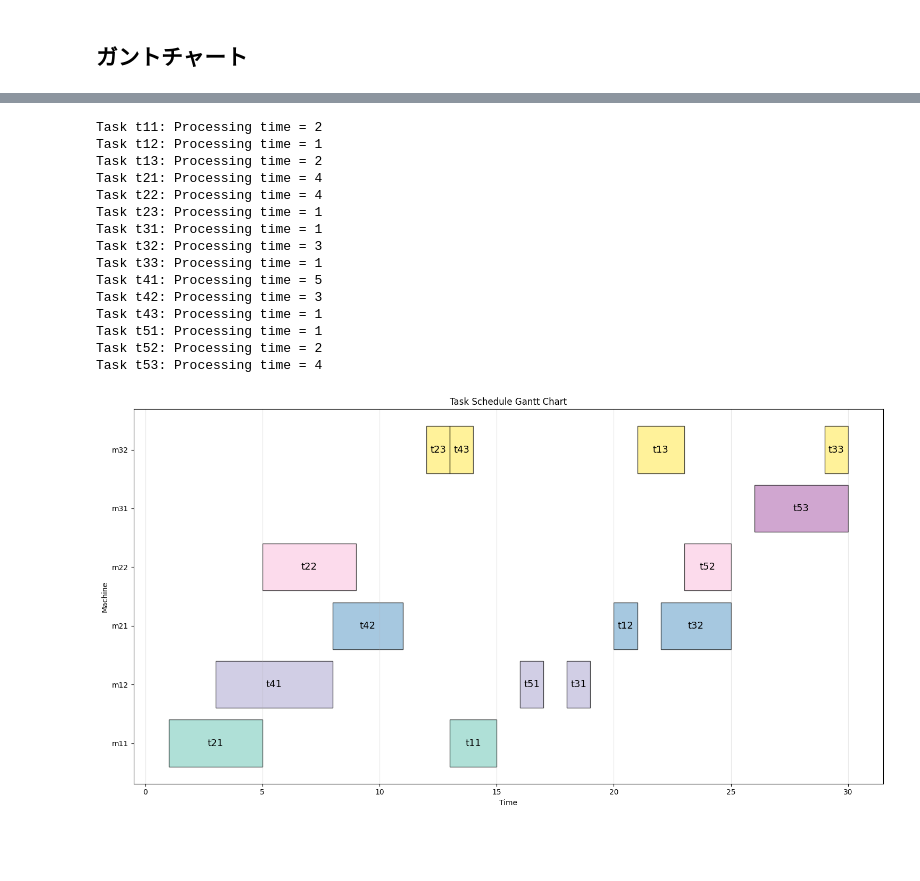
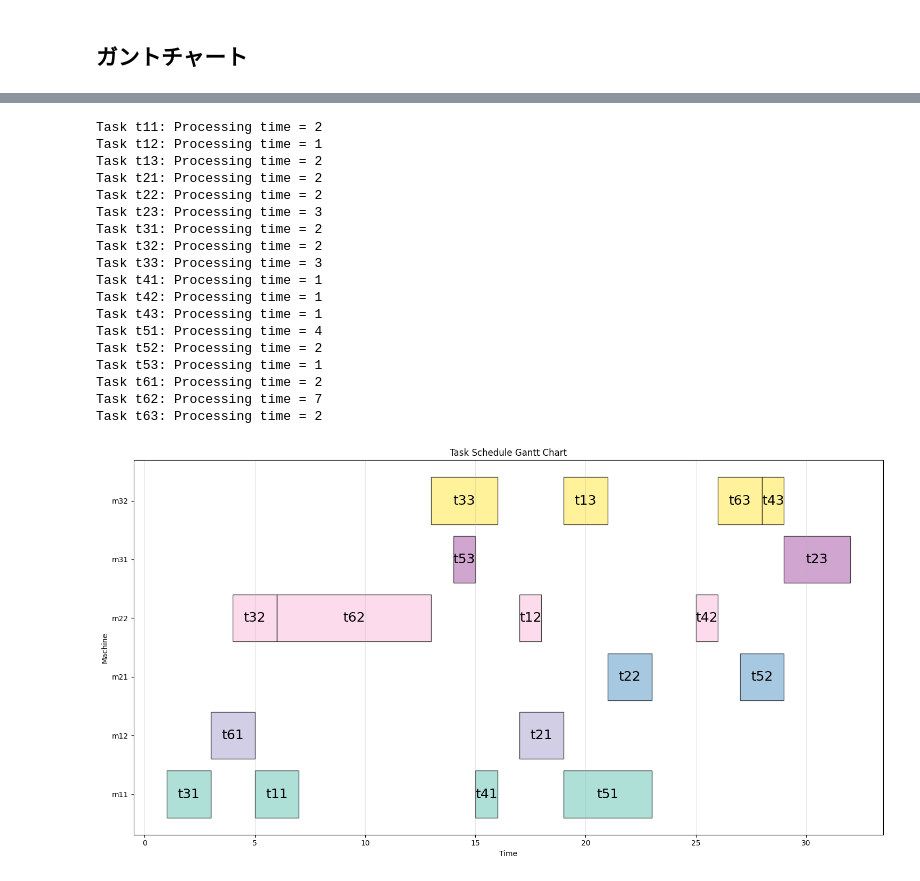
Before and after one commit to e215752/bachelor_project, a Jupyter notebook: FlowShop_ver2/FlowShop_ver2.ipynb, the cells around one changed output, grey strips where cells are left out. Drawn from its saved outputs; the diff is of its cells as text; code cells hidden in the pictures; blank space fills up the shorter version.

```diff
--- a/FlowShop_ver2/FlowShop_ver2.ipynb
+++ b/FlowShop_ver2/FlowShop_ver2.ipynb
@@ -690,12 +778,10 @@ for idx, j in enumerate(job):
 
         t1 = transition_num[j[i]]
         t2 = transition_num[j[i + 1]]
-        for k1 in range(lb, ub):
+        for k1 in range(0, limit_time):
             fd = k1 + processing_time
-            # for k2 in range(range_trantision_ptime[j[i + 1]][0], range_trantision_ptime[j[i + 1]][1]):
-            #     if k1 <= k2 and k2 < fd:
-            for k2 in range(fd):
-                    H_precedence += Constraint((x[k1,t1])*(x[k2,t2]), label="precedence{}{}{}{}".format(k1,t1,k2,t2))
+            for k2 in range(min(fd,limit_time)):
+                H_precedence += Constraint((x[k1,t1])*(x[k2,t2]), label="precedence{}{}{}{}".format(k1,t1,k2,t2))
 # %% [markdown]
 ## H_resourceCost
 # %%
@@ -1193,3 +1225,7 @@ Feasible!!
 # plt.show()
 # %% [markdown]
 ## ガントチャート
+# %%
+import pandas as pd
+result1 = pd.read_csv("./search/job7/exam/optimization_results_job7_cost_5.csv")
+result2 = pd.read_csv("./search/job7/exam/decoded_results_job7_cost_5.csv")
@@ -1195,0 +1265,2 @@ Feasible!!
+# %%
+sort_ans = result2["sort_ans"][23]
@@ -1195,0 +1271,4 @@ Feasible!!
+# %%
+import ast
+sort_ans = ast.literal_eval(sort_ans)
+sort_ans
@@ -1198,7 +1426,7 @@ import matplotlib.pyplot as plt
 import numpy as np
 from collections import defaultdict
 
-def create_gantt_chart(transition_num, sorted_task_schedule, sort_ans, job_tasks, machine_processing_time):
+def create_gantt_chart(transition_num, sorted_task_schedule, sort_ans, job_tasks, machine_processing_time, job):
     # マシンのユニークリストを取得
     machines = sorted(list(set(sorted_task_schedule.values())))
     machine_to_idx = {machine: idx for idx, machine in enumerate(machines)}
@@ -1227,6 +1455,10 @@ def create_gantt_chart(transition_num, sorted_task_schedule, sort_ans, job_tasks
     # プロットの設定
     fig, ax = plt.subplots(figsize=(15, 8))
 
+    # ジョブごとに異なる色を設定
+    colors = plt.cm.Set3(np.linspace(0, 1, len(job)))  # ジョブ数に応じたカラーマップ
+    job_colors = {tuple(tasks): color for tasks, color in zip(job, colors)}  # ジョブと色を対応付け
+
     # 色の設定
     colors = plt.cm.Set3(np.linspace(0, 1, len(machines)))
     machine_colors = dict(zip(machines, colors))
@@ -1238,6 +1470,16 @@ def create_gantt_chart(transition_num, sorted_task_schedule, sort_ans, job_tasks
 
         # タスクの処理時間を計算
         duration = math.ceil(job_tasks[task] / machine_processing_time[machine])
+
+        # タスク名が属するジョブを見つけて色を設定
+        task_color = None
+        for tasks in job:
+            if task in tasks:
+                task_color = job_colors[tuple(tasks)]
+                break
+
+        if task_color is None:
+            raise ValueError(f"Task {task} not found in job list")
 
         # タスクの処理時間を表示
         print(f"Task {task}: Processing time = {duration}")
@@ -1255,47 +1497,54 @@ def create_gantt_chart(transition_num, sorted_task_schedule, sort_ans, job_tasks
                 task,
                 ha='center',
                 va='center',
-                fontsize=13)
+                fontsize=18)
 
     # グラフの装飾
     ax.set_yticks(range(len(machines)))
     ax.set_yticklabels(machines)
     ax.set_xlabel('Time')
     ax.set_ylabel('Machine')
     ax.set_title('Task Schedule Gantt Chart')
+
 
     # グリッド線の追加
     ax.grid(True, axis='x', alpha=0.3)
 
     # x軸の範囲を調整
     max_time = max(
         details['start'] + job_tasks[task] / machine_processing_time[details['machine']]
         for task, details in task_details.items()
     )
     ax.set_xlim(-0.5, max_time + 1.5)
 
     plt.tight_layout()
     return fig, ax
 
-# タスクスケジュールの例
-fig, ax = create_gantt_chart(transition_num, sorted_task_schedule, sort_ans, job_tasks, machine_processing_time)
+# # タスクスケジュールの例
+# fig, ax = create_gantt_chart(transition_num, sorted_task_schedule, sort_ans, job_tasks, machine_processing_time, job)
+
+# コストスケジュールの例
+fig, ax = create_gantt_chart(transition_num, sorted_cost_schedule, sort_ans, job_tasks, machine_processing_time, job)
 plt.show()
 
 # fig.savefig('./search/plots/gantt/1217/gantt1_1.png')
 # %% [output]
 Task t11: Processing time = 2
 Task t12: Processing time = 1
 Task t13: Processing time = 2
-Task t21: Processing time = 4
-Task t22: Processing time = 4
-Task t23: Processing time = 1
-Task t31: Processing time = 1
-Task t32: Processing time = 3
-Task t33: Processing time = 1
-Task t41: Processing time = 5
-Task t42: Processing time = 3
+Task t21: Processing time = 2
+Task t22: Processing time = 2
+Task t23: Processing time = 3
+Task t31: Processing time = 2
+Task t32: Processing time = 2
+Task t33: Processing time = 3
+Task t41: Processing time = 1
+Task t42: Processing time = 1
 Task t43: Processing time = 1
-Task t51: Processing time = 1
+Task t51: Processing time = 4
 Task t52: Processing time = 2
-Task t53: Processing time = 4
+Task t53: Processing time = 1
+Task t61: Processing time = 2
+Task t62: Processing time = 7
+Task t63: Processing time = 2
-[figure, old version]
+[figure, new version]
```
Also changed, not shown: parts of 57 cells of this notebook, 1 other file.
